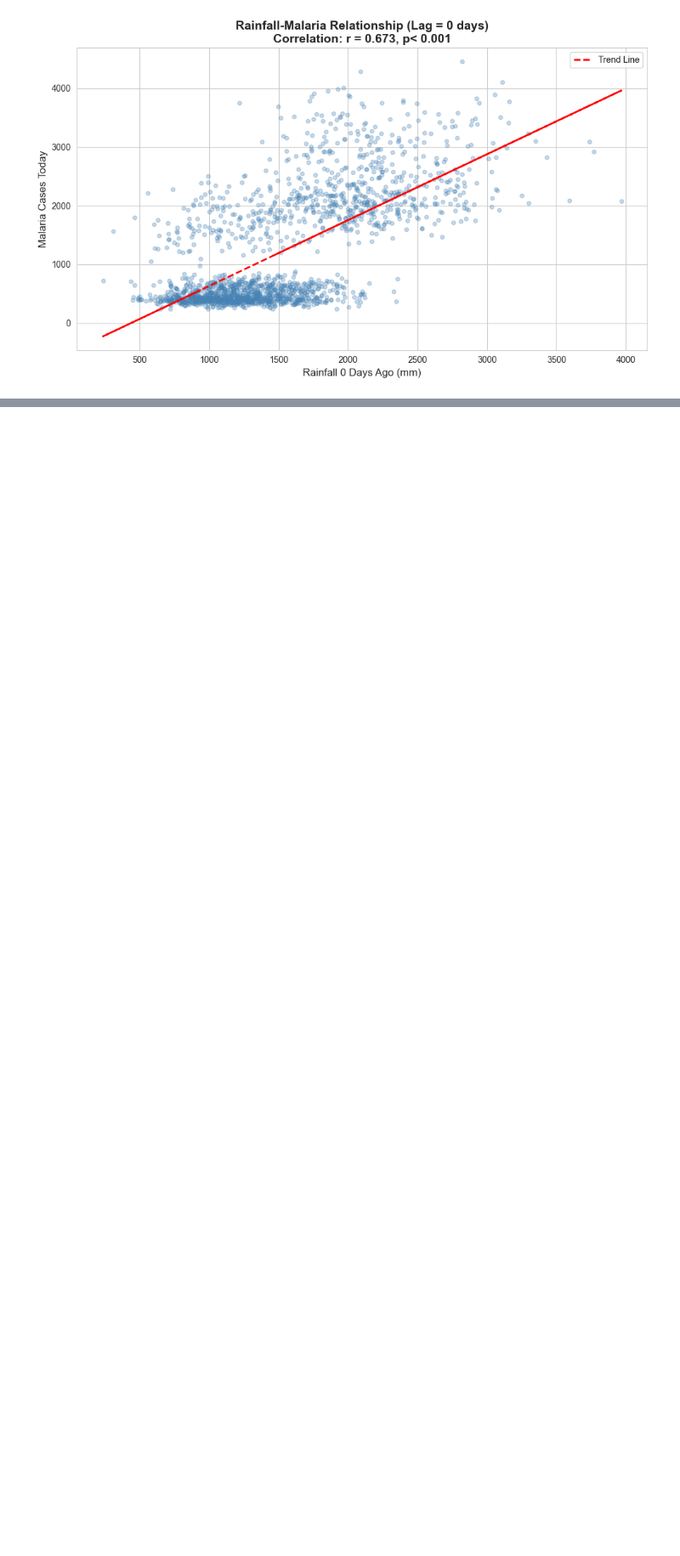
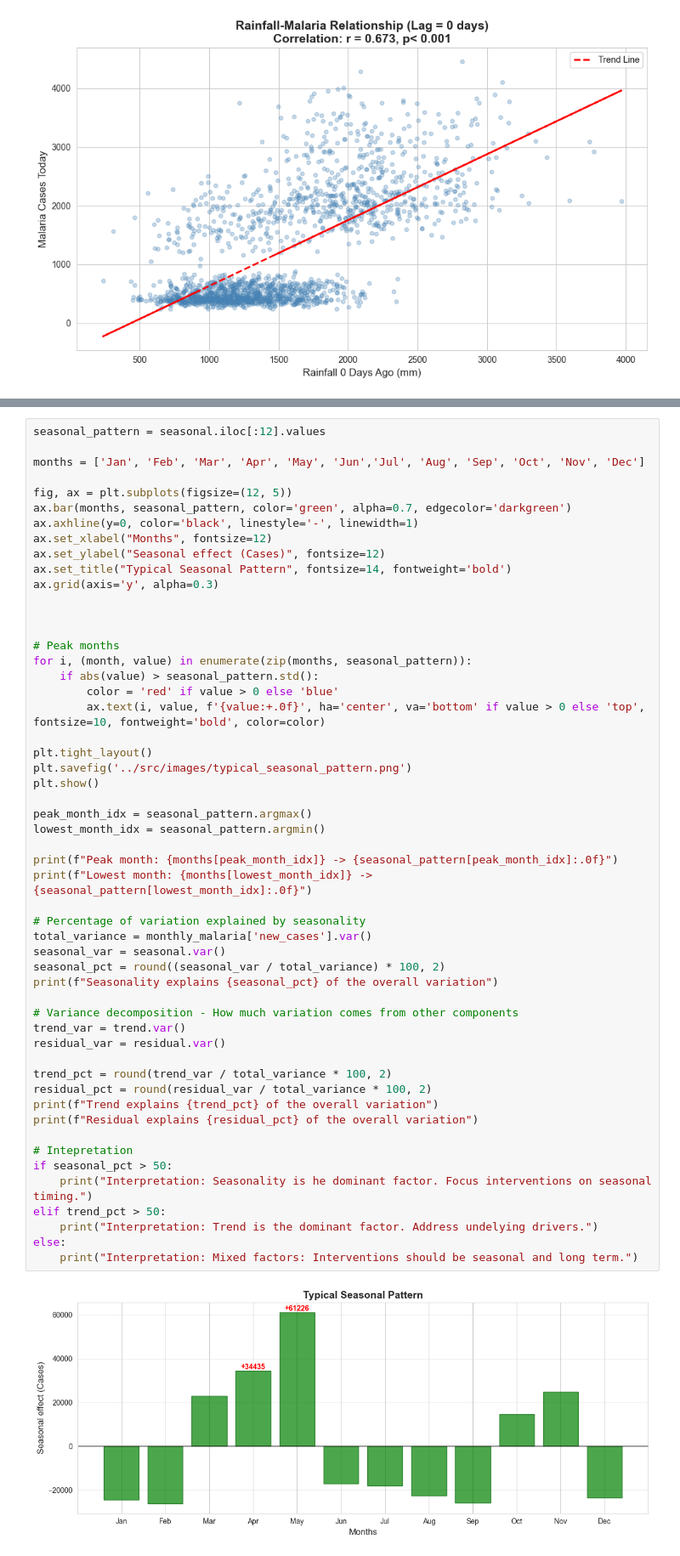
Before and after one commit to Don-Alvin/afrihealth-disease-surveillance, a Jupyter notebook: notebooks/02_statistical_analysis.ipynb, the cells around one changed output, grey strips where cells are left out. Shown at 85% size. Cells and saved outputs as stored; diff of their text form; blank space fills up the shorter version.

```diff
--- a/notebooks/02_statistical_analysis.ipynb
+++ b/notebooks/02_statistical_analysis.ipynb
@@ -239,0 +437,55 @@ plt.show()
+# %%
+seasonal_pattern = seasonal.iloc[:12].values
+
+months = ['Jan', 'Feb', 'Mar', 'Apr', 'May', 'Jun','Jul', 'Aug', 'Sep', 'Oct', 'Nov', 'Dec']
+
+fig, ax = plt.subplots(figsize=(12, 5))
+ax.bar(months, seasonal_pattern, color='green', alpha=0.7, edgecolor='darkgreen')
+ax.axhline(y=0, color='black', linestyle='-', linewidth=1)
+ax.set_xlabel("Months", fontsize=12)
+ax.set_ylabel("Seasonal effect (Cases)", fontsize=12)
+ax.set_title("Typical Seasonal Pattern", fontsize=14, fontweight='bold')
+ax.grid(axis='y', alpha=0.3)
+
+
+
+# Peak months
+for i, (month, value) in enumerate(zip(months, seasonal_pattern)):
+    if abs(value) > seasonal_pattern.std():
+        color = 'red' if value > 0 else 'blue'
+        ax.text(i, value, f'{value:+.0f}', ha='center', va='bottom' if value > 0 else 'top', fontsize=10, fontweight='bold', color=color)
+
+plt.tight_layout()
+plt.savefig('../src/images/typical_seasonal_pattern.png')
+plt.show()
+
+peak_month_idx = seasonal_pattern.argmax()
+lowest_month_idx = seasonal_pattern.argmin()
+
+print(f"Peak month: {months[peak_month_idx]} -> {seasonal_pattern[peak_month_idx]:.0f}")
+print(f"Lowest month: {months[lowest_month_idx]} -> {seasonal_pattern[lowest_month_idx]:.0f}")
+
+# Percentage of variation explained by seasonality
+total_variance = monthly_malaria['new_cases'].var()
+seasonal_var = seasonal.var()
+seasonal_pct = round((seasonal_var / total_variance) * 100, 2)
+print(f"Seasonality explains {seasonal_pct} of the overall variation")
+
+# Variance decomposition - How much variation comes from other components
+trend_var = trend.var()
+residual_var = residual.var()
+
+trend_pct = round(trend_var / total_variance * 100, 2)
+residual_pct = round(residual_var / total_variance * 100, 2)
+print(f"Trend explains {trend_pct} of the overall variation")
+print(f"Residual explains {residual_pct} of the overall variation")
+
+# Intepretation
+if seasonal_pct > 50:
+    print("Interpretation: Seasonality is he dominant factor. Focus interventions on seasonal timing.")
+elif trend_pct > 50:
+    print("Interpretation: Trend is the dominant factor. Address undelying drivers.")
+else:
+    print("Interpretation: Mixed factors: Interventions should be seasonal and long term.")
+# %% [output]
+[figure, added]
```
Also changed, not shown: parts of 17 cells of this notebook, 4 other files.
